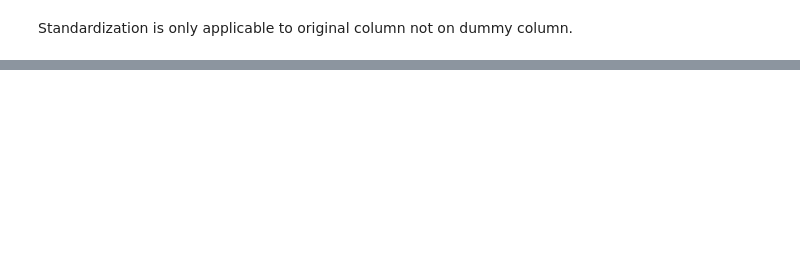
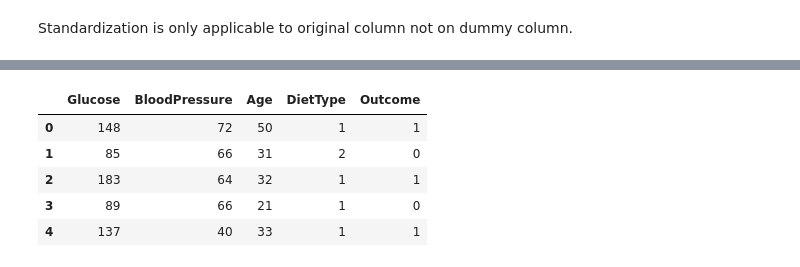
Before and after one commit to Omkar210/Statistics-and-ML, a Jupyter notebook: Day16.ipynb, the cells around one changed output, grey strips where cells are left out. Drawn from its saved outputs; the diff is of its cells as text; code cells hidden in the pictures; blank space fills up the shorter version.

```diff
--- a/Day16.ipynb
+++ b/Day16.ipynb
@@ -232,0 +254,17 @@ Standardization is only applicable to original column not on dummy column.
+# %%
+df = pd.read_excel('CDAC_DataBook.xlsx', sheet_name = 'diabetes')
+
+df =df[['Glucose','BloodPressure','Age','DietType','Outcome']]
+
+x = df.drop('Outcome', axis=1)
+y = df.Outcome
+
+diet_dummy = pd.get_dummies(x.DietType, drop_first=True, prefix='Diet').astype(int)
+x = x.drop('DietType', axis=1)
+x = pd.concat([x, diet_dummy], axis=1)
+
+x_train, x_test, y_train, y_test = train_test_split(x,y,test_size=0.2, random_state=20)
+
+x_train = sm.add_constant(x_train, prepend=False)
+mod3 = sm.Logit(y_train, x_train).fit()
+print(mod3.summary())
@@ -232,0 +289,9 @@ Standardization is only applicable to original column not on dummy column.
+# %%
+df.head()
+# %% [output]
+|  | Glucose | BloodPressure | Age | DietType | Outcome |
+| 0 | 148 | 72 | 50 | 1 | 1 |
+| 1 | 85 | 66 | 31 | 2 | 0 |
+| 2 | 183 | 64 | 32 | 1 | 1 |
+| 3 | 89 | 66 | 21 | 1 | 0 |
+| 4 | 137 | 40 | 33 | 1 | 1 |
```
Also changed, not shown: parts of 5 cells of this notebook.
